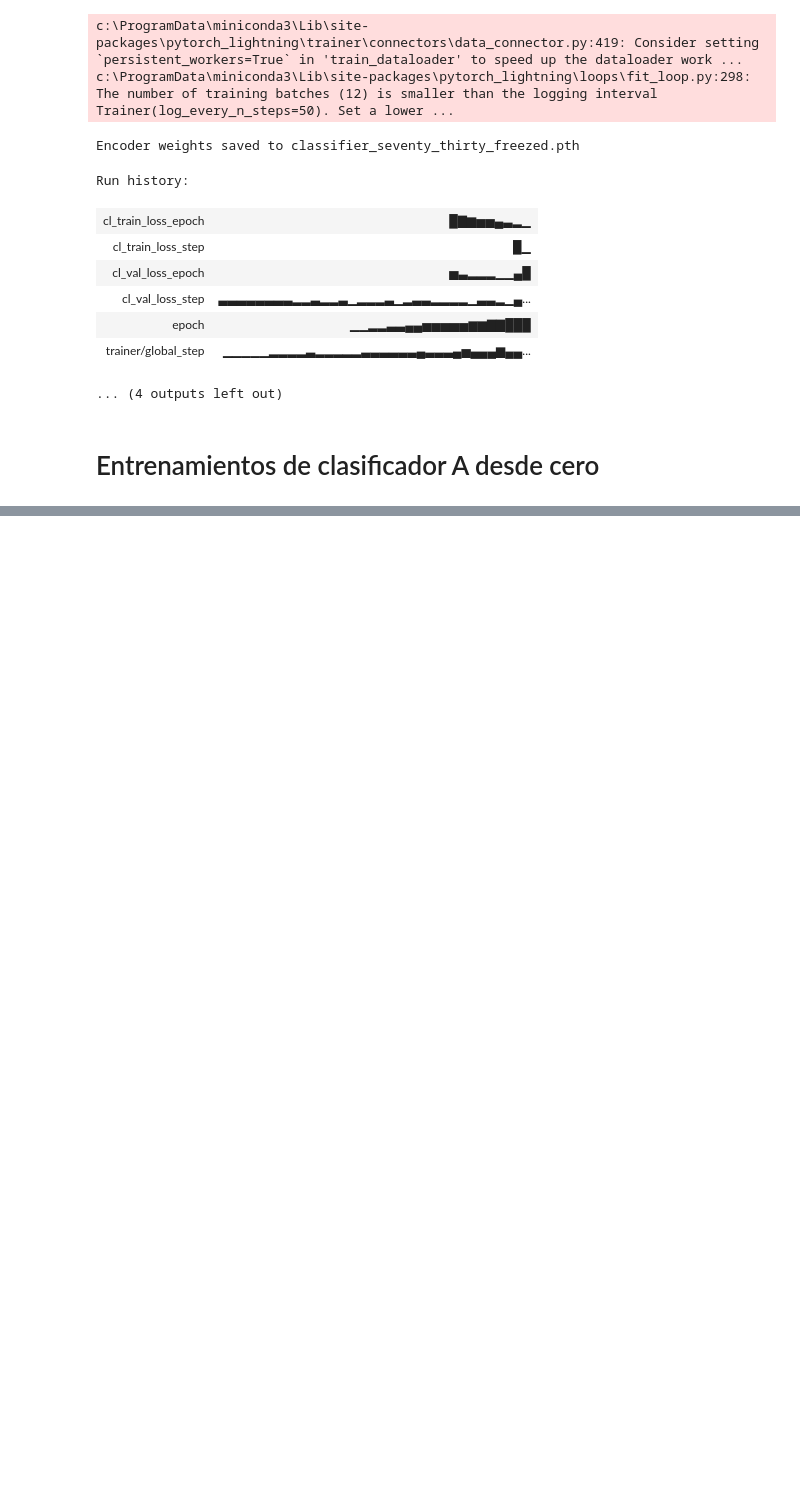
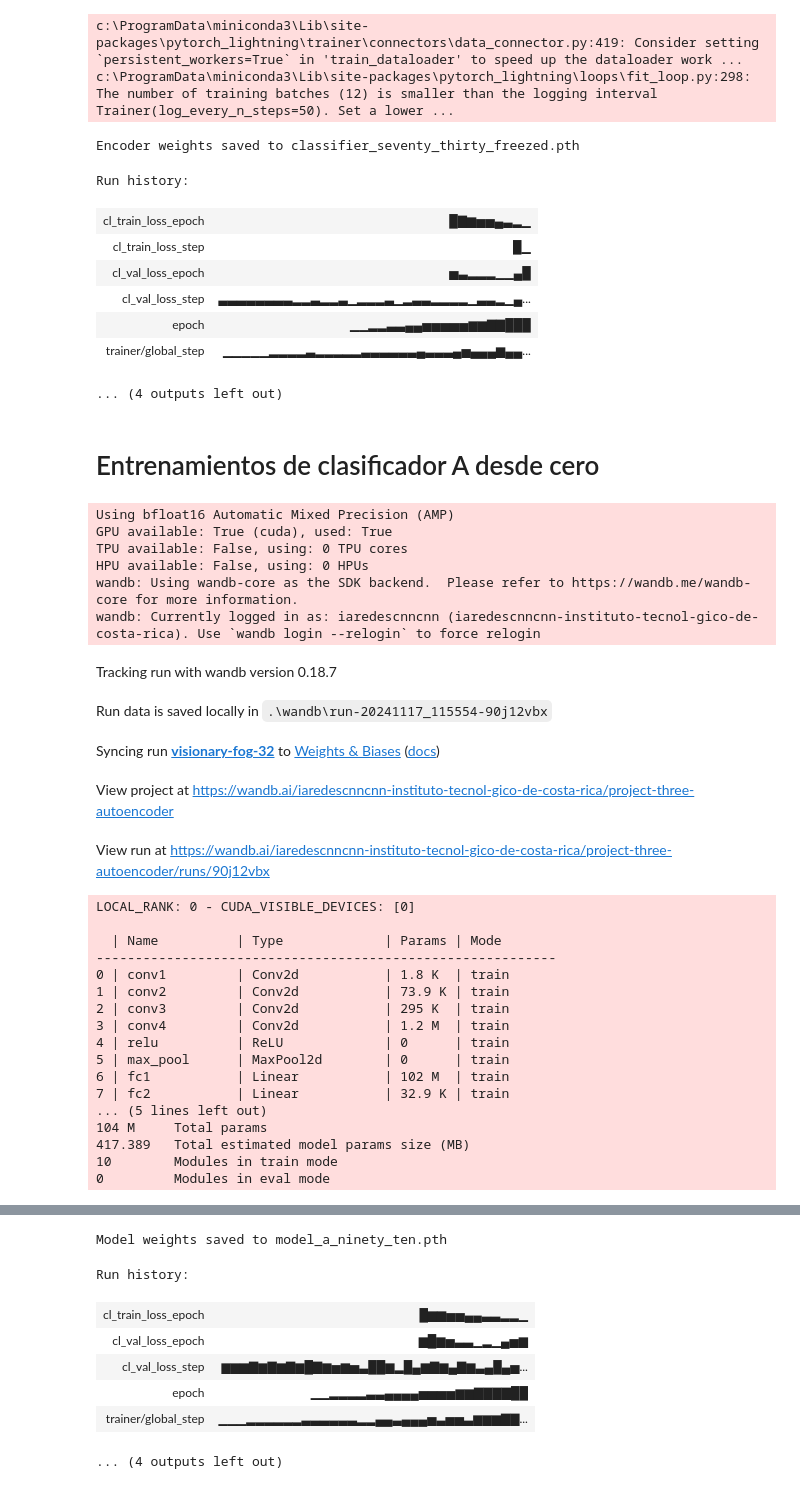
Before and after one commit to Gravehg/proyecto-transfer-learning, a Jupyter notebook: Experimento1.ipynb, the cells around one changed output, grey strips where cells are left out. Saved outputs shown, nothing was run; the diff lists cells and outputs as text; code cells hidden in the pictures; blank space fills up the shorter version.

```diff
--- a/Experimento1.ipynb
+++ b/Experimento1.ipynb
@@ -401,0 +404,51 @@ Run history:
+# %%
+
+
+@hydra.main(config_path=config_dir, config_name="config", version_base=None)
+def trainining_classifier_zero_ninety_ten(config: Configuration):
+    data_manager = ButterflyDataModule(config.DATASET.DATA_DIR,config.TRAIN.BATCH_SIZE, config.SPLIT.NEEDS_SPLIT,
+    config.SPLIT.SPLIT_RATIO,config.TRAIN.NUM_WORKERS)
+    data_manager.setup()
+    wandb_logger = WandbLogger(
+        project="project-three-autoencoder",
+        log_model=True,
+    )
+    classifier = ClassifierFromZero(config.TRAIN.LEARNING_RATE,20,config.MODEL.LATENT_DIM, "model_a_ninety_ten.pth")
+    trainer = L.Trainer(max_epochs=config.TRAIN.NUM_EPOCHS, accelerator=config.TRAIN.ACCELERATION,
+    precision=config.TRAIN.PRECISION,callbacks=[EarlyStopping(monitor="cl_val_loss", mode="min")],
+    logger=wandb_logger)
+    trainer.fit(classifier,train_dataloaders=data_manager.supervised_train_loader(),
+    val_dataloaders=data_manager.test_dataloader())
+
+    wandb_logger.experiment.finish()
+
+trainining_classifier_zero_ninety_ten()
+# %% [output]
+Using bfloat16 Automatic Mixed Precision (AMP)
+GPU available: True (cuda), used: True
+TPU available: False, using: 0 TPU cores
+HPU available: False, using: 0 HPUs
+wandb: Using wandb-core as the SDK backend.  Please refer to https://wandb.me/wandb-core for more information.
+wandb: Currently logged in as: iaredescnncnn (iaredescnncnn-instituto-tecnol-gico-de-costa-rica). Use `wandb login --relogin` to force relogin
+Tracking run with wandb version 0.18.7
+Run data is saved locally in .\wandb\run-20241117_115554-90j12vbx
+Syncing run visionary-fog-32 to Weights & Biases (docs)
+View project at https://wandb.ai/iaredescnncnn-instituto-tecnol-gico-de-costa-rica/project-three-autoencoder
+View run at https://wandb.ai/iaredescnncnn-instituto-tecnol-gico-de-costa-rica/project-three-autoencoder/runs/90j12vbx
+LOCAL_RANK: 0 - CUDA_VISIBLE_DEVICES: [0]
+
+  | Name          | Type             | Params | Mode
+-----------------------------------------------------------
+0 | conv1         | Conv2d           | 1.8 K  | train
+1 | conv2         | Conv2d           | 73.9 K | train
+2 | conv3         | Conv2d           | 295 K  | train
+3 | conv4         | Conv2d           | 1.2 M  | train
+4 | relu          | ReLU             | 0      | train
+5 | max_pool      | MaxPool2d        | 0      | train
+6 | fc1           | Linear           | 102 M  | train
+7 | fc2           | Linear           | 32.9 K | train
+... (5 lines left out)
+104 M     Total params
+417.389   Total estimated model params size (MB)
+10        Modules in train mode
+0         Modules in eval mode
@@ -401,0 +458,8 @@ Run history:
+Model weights saved to model_a_ninety_ten.pth
+Run history:
+| cl_train_loss_epoch | █▆▆▅▅▄▄▃▃▂▂▁ |
+| cl_val_loss_epoch | ▆█▆▅▃▃▁▂▁▄▅▆ |
+| cl_val_loss_step | ▆▆▆▇▆▇▆▇▆█▇▆▅▆▅▃██▆▂█▄▆▇▆▄▇▆▃▄█▄▅... |
+| epoch | ▁▁▂▂▂▂▃▃▄▄▄▄▅▅▅▅▆▆▇▇▇▇██ |
+| trainer/global_step | ▁▁▁▂▂▂▂▂▂▃▃▃▃▃▃▂▂▄▄▃▄▄▄▅▃▅▅▃▆▆▆▇▇... |
+... (4 outputs left out)
```
Also changed, not shown: parts of 7 cells of this notebook, 3 other files.
